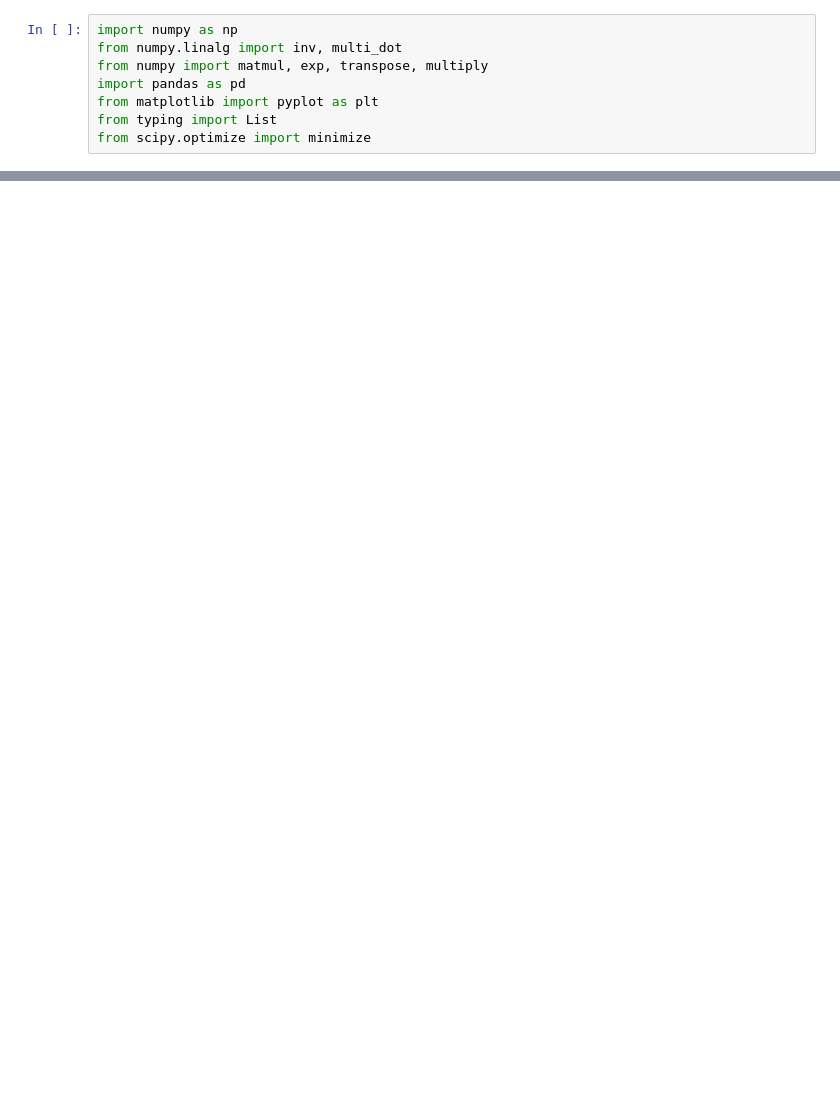
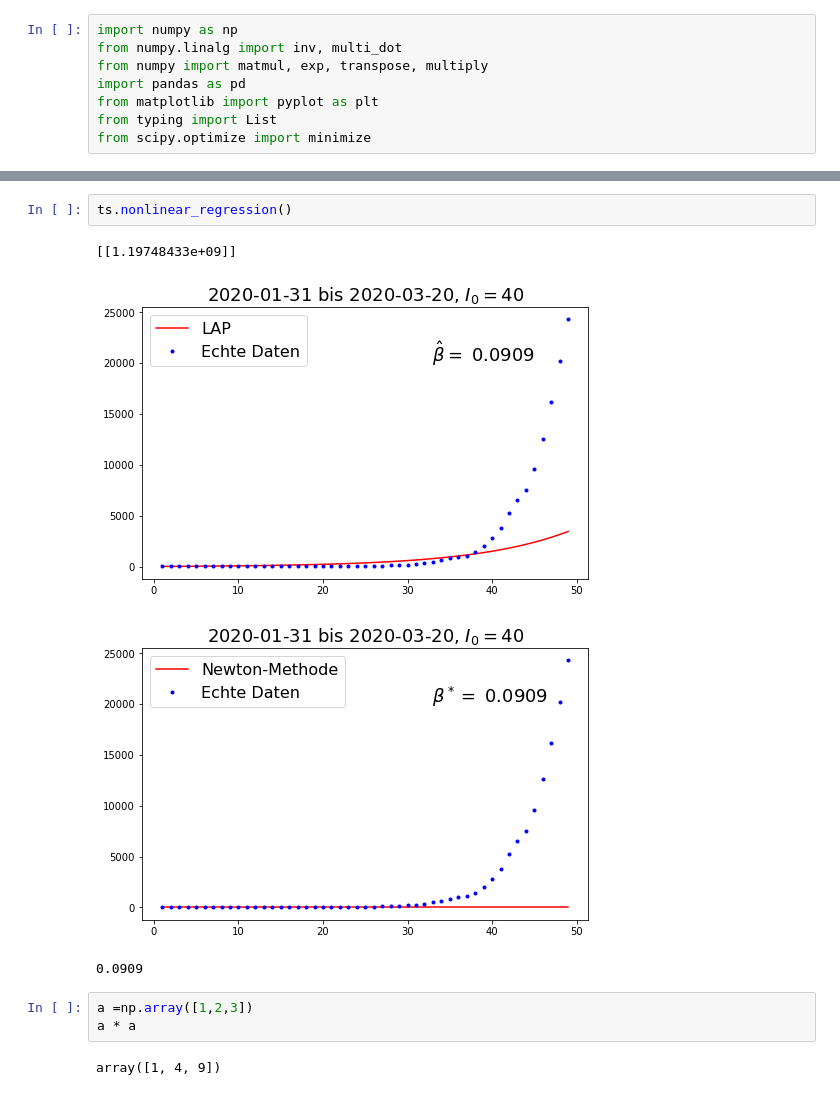
Before and after one commit to TiborCornelli/SIRmodel, a Jupyter notebook: exploration.ipynb, the cells around one changed output, grey strips where cells are left out. Cells and saved outputs as stored; diff of their text form; blank space fills up the shorter version.

```diff
--- a/exploration.ipynb
+++ b/exploration.ipynb
@@ -160,0 +154,12 @@ array([9.70325986e+10, 9.41541067e+19])
+# %%
+ts.nonlinear_regression()
+# %% [output]
+[[1.19748433e+09]]
+[figure, added]
+[figure, added]
+0.0909
+# %%
+a =np.array([1,2,3])
+a * a
+# %% [output]
+array([1, 4, 9])
```
Also changed, not shown: parts of 6 cells of this notebook, 1 other file.
